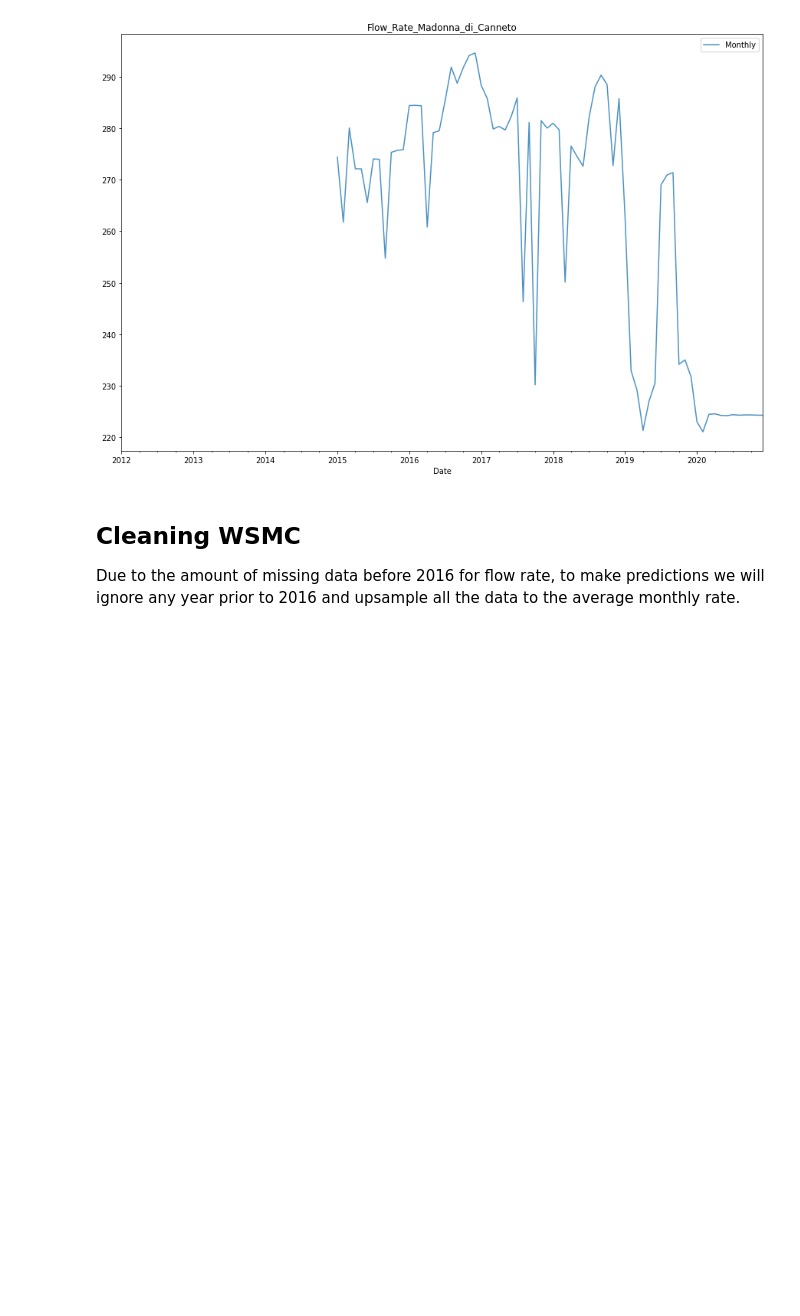
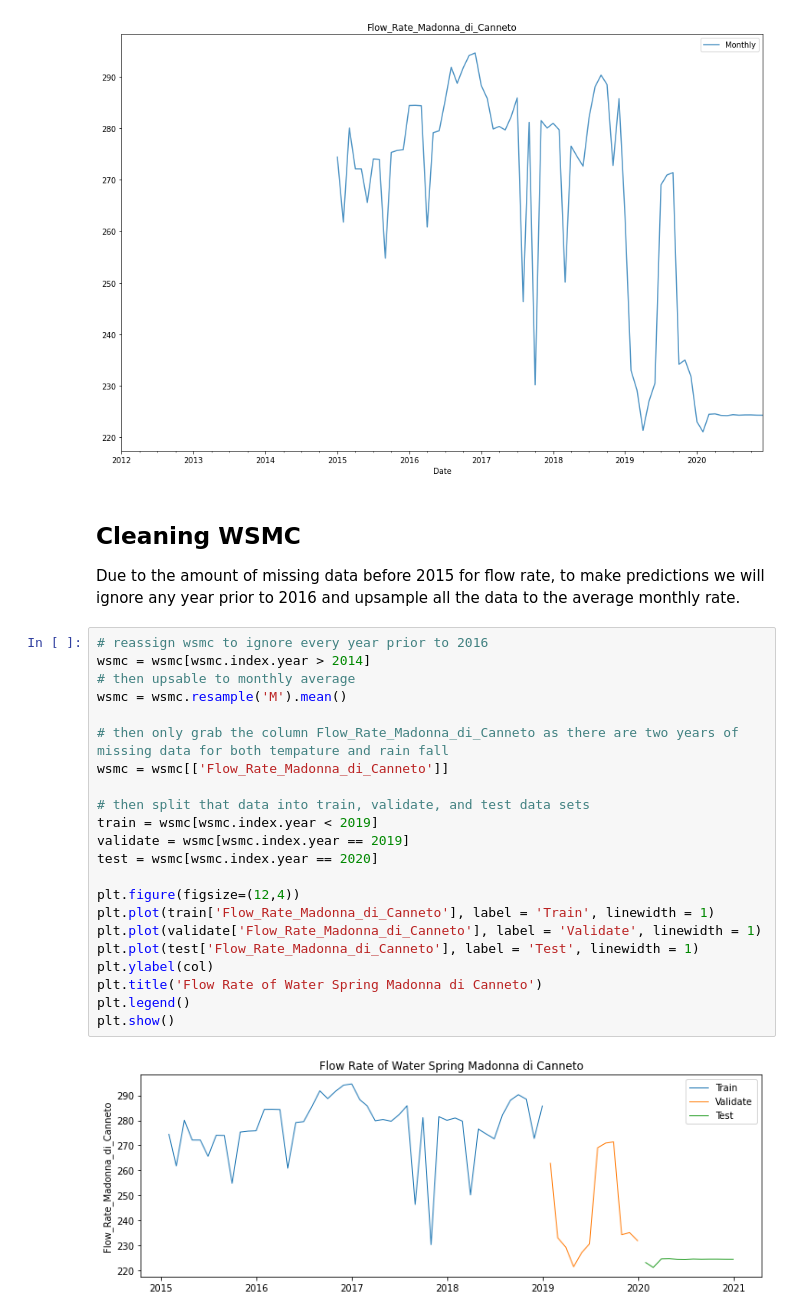
Before and after one commit to datastraine/kaggle, a Jupyter notebook: AceaSmart_Water_Analytics/acea-comp-explore.ipynb, the cells around one changed output. Saved outputs shown, nothing was run; the diff lists cells and outputs as text; blank space fills up the shorter version.

Commit message:
mvp v1 finished for wsmc

```diff
--- a/AceaSmart_Water_Analytics/acea-comp-explore.ipynb
+++ b/AceaSmart_Water_Analytics/acea-comp-explore.ipynb
@@ -669,4 +669,28 @@ for col in wsmc.columns:
 [figure]
 # %% [markdown]
 ## Cleaning WSMC
-Due to the amount of missing data before 2016 for flow rate, to make predictions we will ignore any year prior to 2016 and upsample all the data to the average monthly rate.
+Due to the amount of missing data before 2015 for flow rate, to make predictions we will ignore any year prior to 2016 and upsample all the data to the average monthly rate.
+# %%
+# reassign wsmc to ignore every year prior to 2016
+wsmc = wsmc[wsmc.index.year > 2014]
+# then upsable to monthly average
+wsmc = wsmc.resample('M').mean()
+
+# then only grab the column Flow_Rate_Madonna_di_Canneto as there are two years of missing data for both tempature and rain fall
+wsmc = wsmc[['Flow_Rate_Madonna_di_Canneto']]
+
+# then split that data into train, validate, and test data sets
+train = wsmc[wsmc.index.year < 2019]
+validate = wsmc[wsmc.index.year == 2019]
+test = wsmc[wsmc.index.year == 2020]
+
+plt.figure(figsize=(12,4))
+plt.plot(train['Flow_Rate_Madonna_di_Canneto'], label = 'Train', linewidth = 1)
+plt.plot(validate['Flow_Rate_Madonna_di_Canneto'], label = 'Validate', linewidth = 1)
+plt.plot(test['Flow_Rate_Madonna_di_Canneto'], label = 'Test', linewidth = 1)
+plt.ylabel(col)
+plt.title('Flow Rate of Water Spring Madonna di Canneto')
+plt.legend()
+plt.show()
+# %% [output]
+[figure, added]
```
Also changed, not shown: parts of 16 cells of this notebook.
